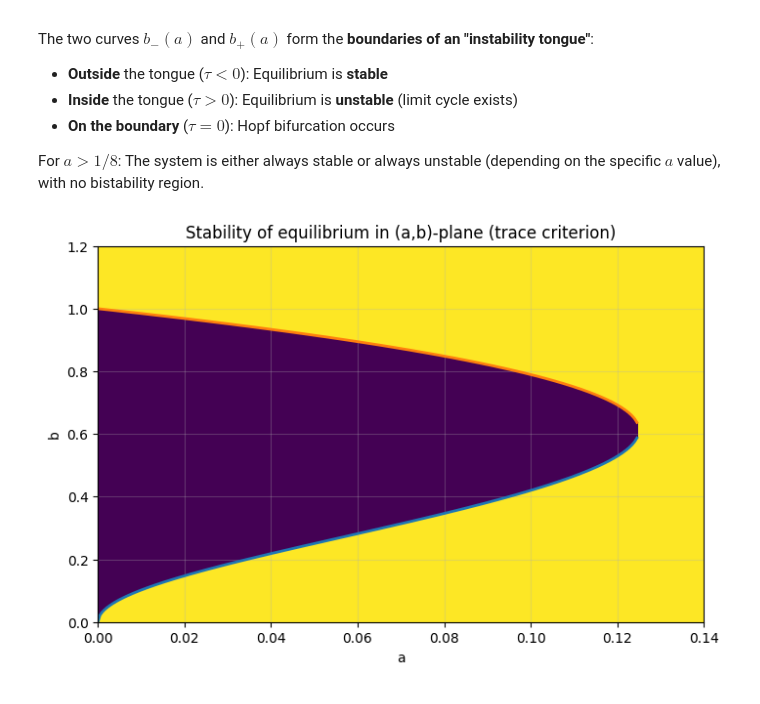
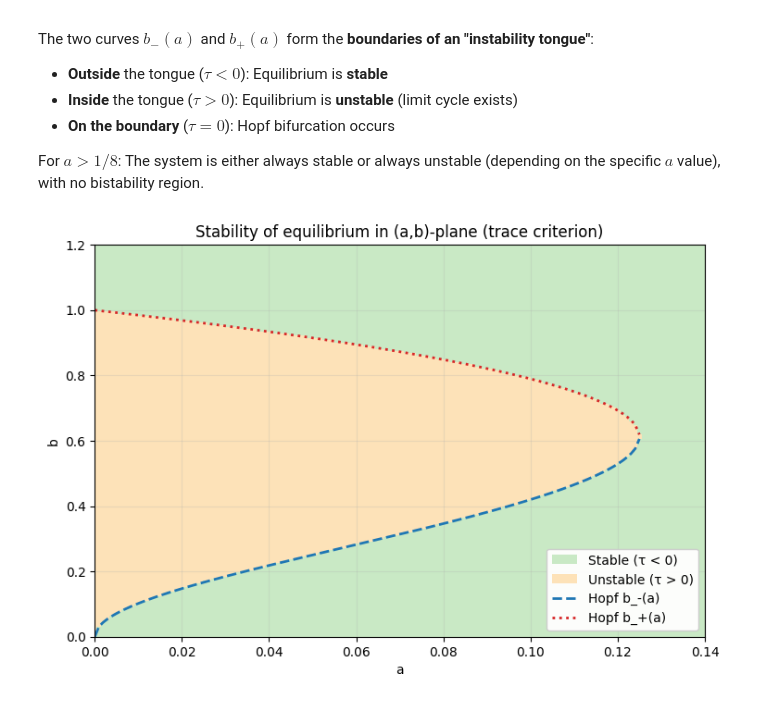
Before and after one commit to trcools/2e-bachelor-Fysica, a Jupyter notebook: Biophysics/Examen/Exam-part-1/finals-part-1.ipynb, the cells around one changed output. Saved outputs shown, nothing was run; the diff lists cells and outputs as text; code cells hidden in the pictures.

```diff
--- a/Biophysics/Examen/Exam-part-1/finals-part-1.ipynb
+++ b/Biophysics/Examen/Exam-part-1/finals-part-1.ipynb
@@ -290,6 +304,6 @@ The two curves $b_-(a)$ and $b_+(a)$ form the **boundaries of an "instability to
 
 For $a > 1/8$: The system is either always stable or always unstable (depending on the specific $a$ value), with no bistability region.
 # %%
-glucose.plot_stability_map(a_max=0.14, b_max=1.2, na=300, nb=400)
+_ = glucose.stability_map_ab(a_min=0.0, a_max=0.14, b_min=0.0, b_max=1.2, na=150, nb=180, show_legend=True)
 # %% [output]
-[figure, old version]
+[figure, new version]
```
Also changed, not shown: parts of 4 cells of this notebook, 1 other file.
